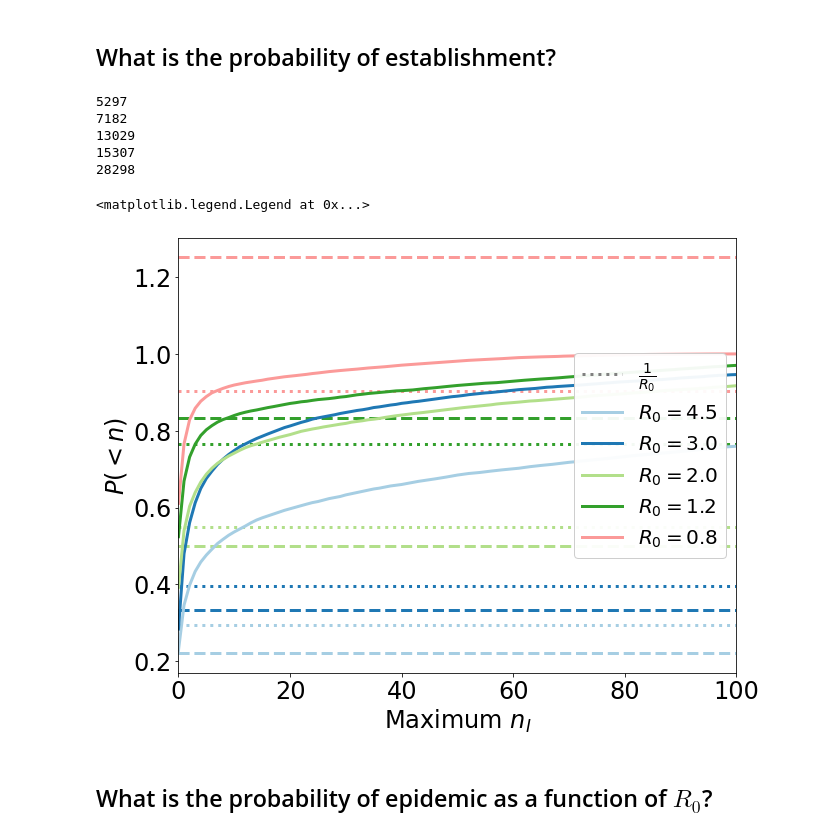
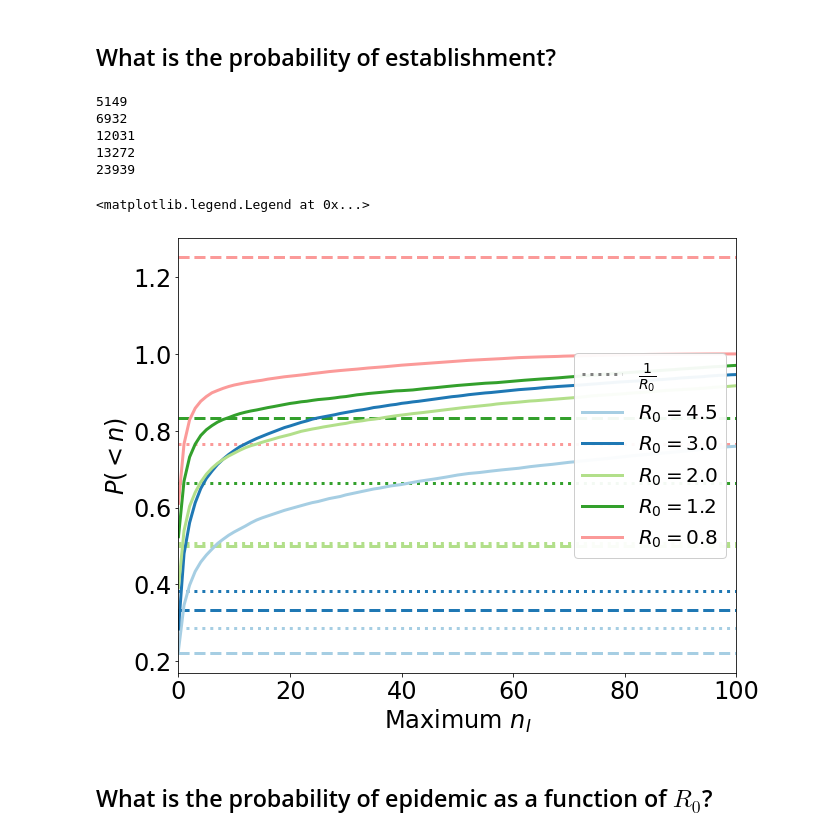
Before and after one commit to betoto008/Epidemiology_2020, a Jupyter notebook: Jupyter_Notebooks/2_Stochastic_Network.ipynb, the cells around one changed output. Drawn from its saved outputs; the diff is of its cells as text; code cells hidden in the pictures.

```diff
--- a/Jupyter_Notebooks/2_Stochastic_Network.ipynb
+++ b/Jupyter_Notebooks/2_Stochastic_Network.ipynb
@@ -95,39 +95,40 @@ labels_symbols = [r'$\frac{1}{R_0}$']
 
 
 fig, ax = plt.subplots(figsize = (10,8))
 p=0.0
 sigma=1000
 gamma = 1/6
 if(p==0.0):
     R0s = np.array([4.5, 3.0, 2.0, 1.2, 0.8])
 if(p==1.0):
     R0s = np.array([4.5, 3.0, 2.0, 1.2])
 for i, R0 in enumerate(R0s):
     data_I = np.loadtxt(Text_files_path+'Stochastic/Networks/barabasi-albert/ensemble_I_R0%.1f_sigma%.1f_N%d_p%.1f_barabasi-albert.txt'%(R0, sigma, N, p))
+    data_E = np.loadtxt(Text_files_path+'Stochastic/Networks/barabasi-albert/ensemble_E_R0%.1f_sigma%.1f_N%d_p%.1f_barabasi-albert.txt'%(R0, sigma, N, p))
     data_nodes = np.loadtxt('../../../../Dropbox/Research/Epidemiology_2020/Text_files/Stochastic/Networks/barabasi-albert/stats_R0%.1f_sigma%.1f_N%d_p%.1f_barabasi-albert.txt'%(R0, sigma, N, p))
-    nodes_ext , nodes_succ, I_ext, I_succ, max_values = sort_nodes(p=p, beta=R0*gamma, sigma=sigma, gamma=gamma, data_I = data_I, data_nodes = data_nodes)
+    nodes_ext , nodes_succ, I_ext, I_succ, max_values, data_ext = sort_nodes(p=p, beta=R0*gamma, sigma=sigma, gamma=gamma, data_I = data_I, data_E = data_E, data_nodes = data_nodes, upper_limit = 2)
     n_ext = len(nodes_ext[:,0])
     print(n_ext)
     prob_ext = n_ext/len(data_nodes[:,0])
     data_hist = numpy.histogram(max_values, bins = range(0,int(max(max_values))+2, 1), density =True);
     ax.plot(data_hist[1][:-1], np.cumsum(data_hist[0]), '-', color = colors_R[i], linewidth = 3, label = r'$R_0=$%.1f'%(R0))
     #ax.plot(data_hist[1][:-1], data_hist[0], '-', color = color_Rs[i], linewidth = 3, alpha = 0.3)
     ax.hlines(1/(R0), 0,int(max(max_values))+2, color = colors_R[i], linewidth=3, linestyle='dashed' )
     ax.hlines(prob_ext, 0,int(max(max_values))+2, color = colors_R[i], linewidth=3, linestyle='dotted' )
 
 my_plot_layout(ax = ax, xlabel=r'Maximum $n_{{I}}$', ylabel=r'$P(<n)$')
 ax.set_xlim(0, 100)
 #ax.set_ylim(0, 10)
 handles, labels = ax.get_legend_handles_labels()
 ax.legend(np.concatenate((lines_symbols,handles)), np.concatenate((labels_symbols,labels)) , fontsize = 20, loc = 5, framealpha=.95)
 #fig.savefig('../Figures/Stochastic/Networks/barabasi-albert/maximum_ni_1_sigma_%.2f_p%.1f.pdf'%(sigma,p))
 # %% [output]
-5297
-7182
-13029
-15307
-28298
+5149
+6932
+12031
+13272
+23939
 <matplotlib.legend.Legend at 0x...>
-[figure, old version]
+[figure, new version]
 # %% [markdown]
 ## What is the probability of epidemic as a function of $R_0$?
```
Also changed, not shown: parts of 11 cells of this notebook, 22 other files.
